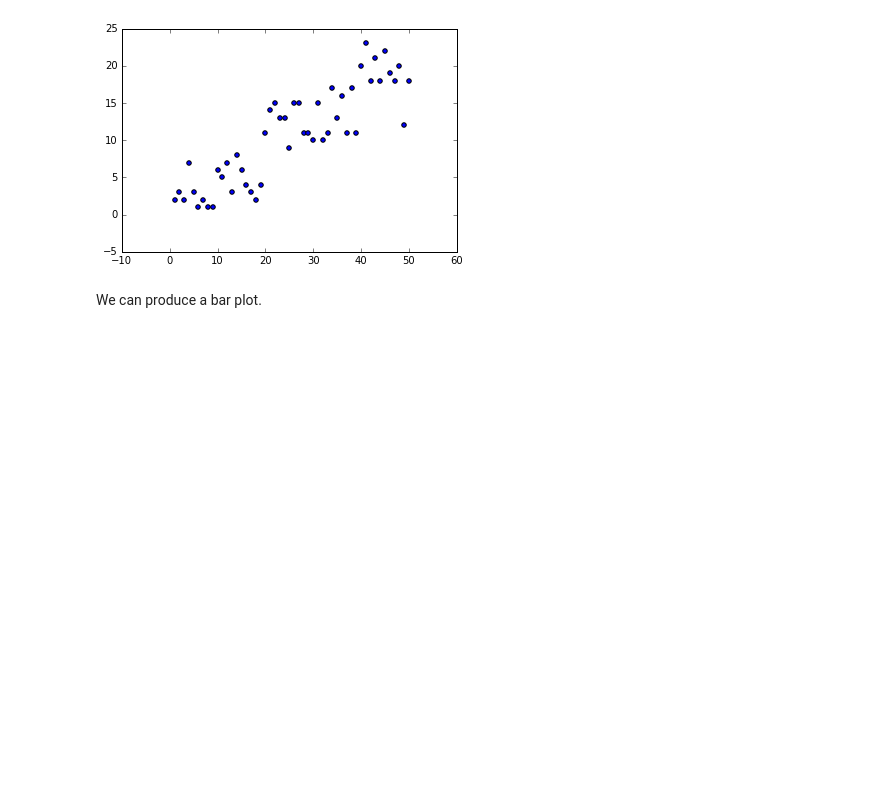
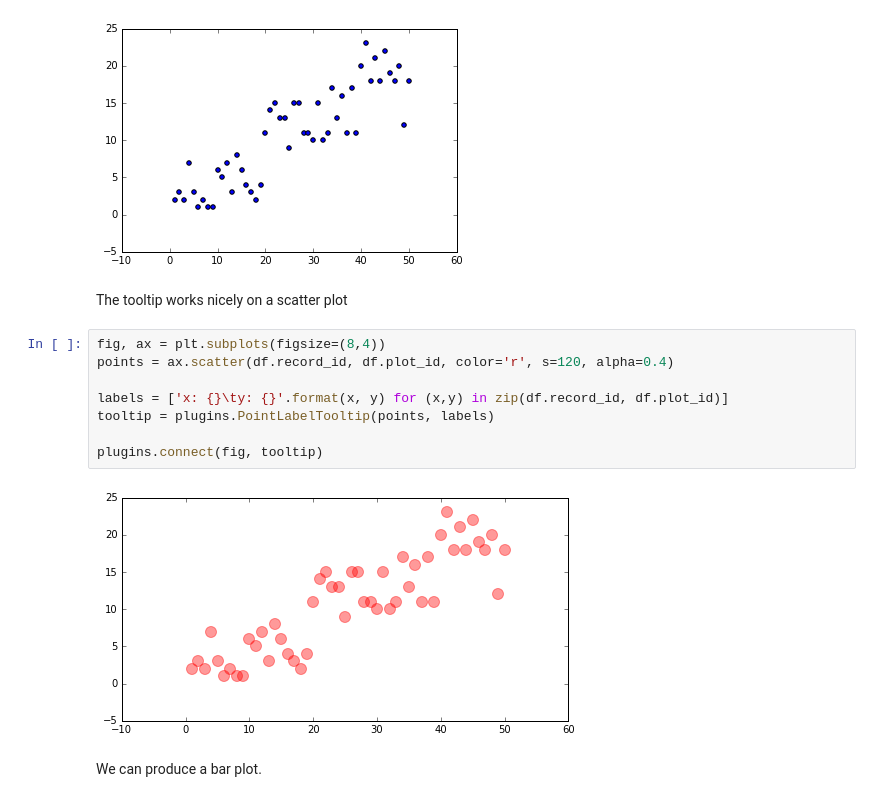
Before and after one commit to inkandswitch/livebook, a Jupyter notebook: sample-notebooks/plots.ipynb, the cells around one changed output. Drawn from its saved outputs; the diff is of its cells as text; blank space fills up the shorter version.

```diff
--- a/sample-notebooks/plots.ipynb
+++ b/sample-notebooks/plots.ipynb
@@ -47,6 +63,18 @@ plt.scatter(df.record_id, df.plot_id)
 # %% [output]
 <matplotlib.collections.PathCollection at 0x...>
 [figure]
+# %% [markdown]
+The tooltip works nicely on a scatter plot
+# %%
+fig, ax = plt.subplots(figsize=(8,4))
+points = ax.scatter(df.record_id, df.plot_id, color='r', s=120, alpha=0.4)
+
+labels = ['x: {}\ty: {}'.format(x, y) for (x,y) in zip(df.record_id, df.plot_id)]
+tooltip = plugins.PointLabelTooltip(points, labels)
+
+plugins.connect(fig, tooltip)
+# %% [output]
+[figure, added]
 # %% [markdown]
 We can produce a bar plot.
 # %%
```
Also changed, not shown: parts of 7 cells of this notebook.
